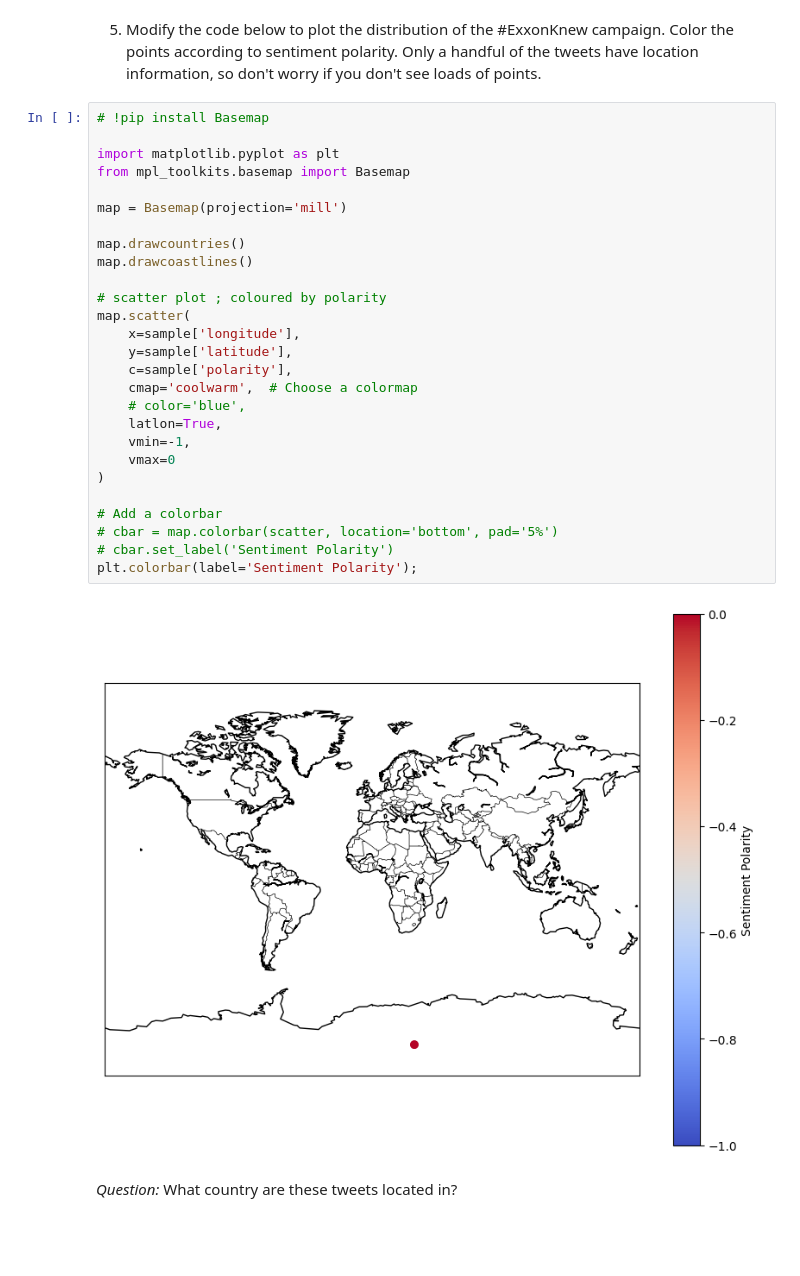
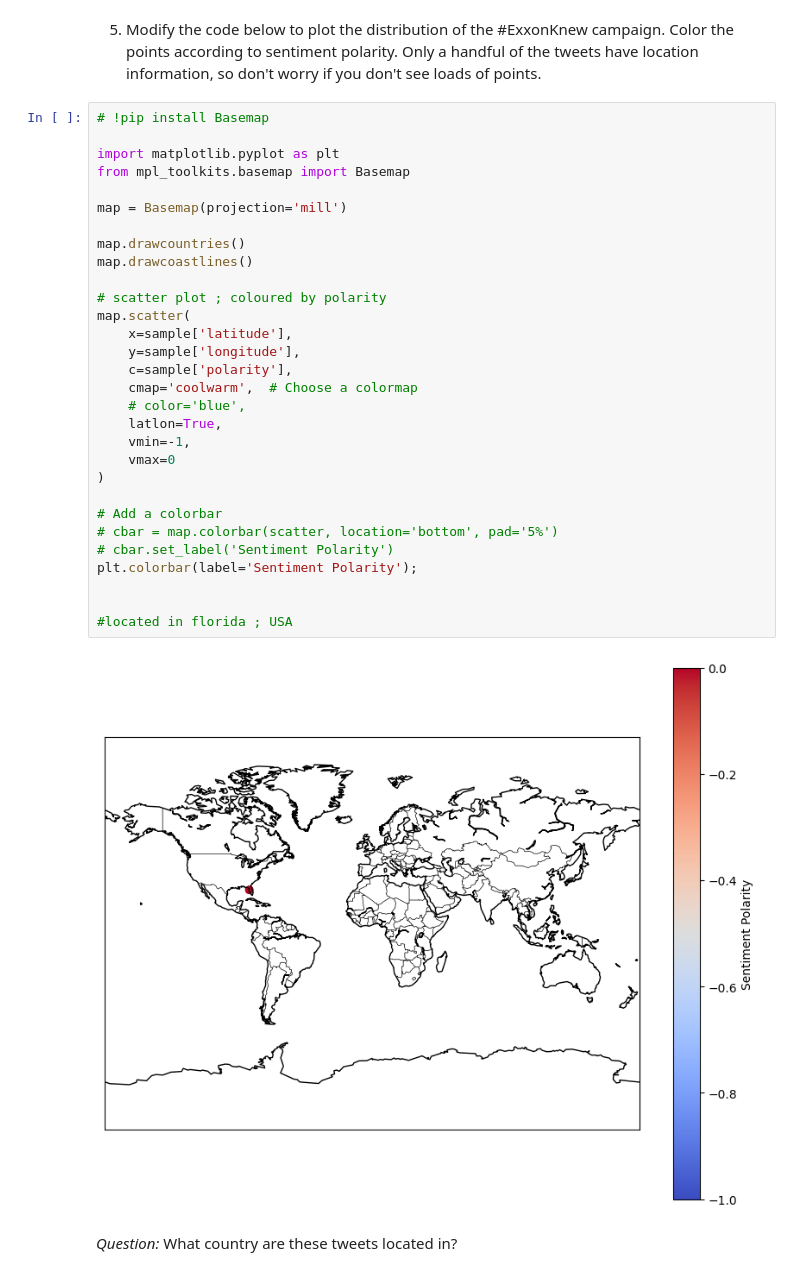
Before and after one commit to gr8imajoke/QM2, a Jupyter notebook: notebooks/W04. Natural Language Processing.ipynb, the cells around one changed output. Saved outputs shown, nothing was run; the diff lists cells and outputs as text; blank space fills up the shorter version.

```diff
--- a/notebooks/W04. Natural Language Processing.ipynb
+++ b/notebooks/W04. Natural Language Processing.ipynb
@@ -703,31 +705,34 @@ See the caveats in the documentation: https://pandas.pydata.org/pandas-docs/stab
 # %%
 # !pip install Basemap
 
 import matplotlib.pyplot as plt
 from mpl_toolkits.basemap import Basemap
 
 map = Basemap(projection='mill')
 
 map.drawcountries()
 map.drawcoastlines()
 
 # scatter plot ; coloured by polarity
 map.scatter(
-    x=sample['longitude'],
-    y=sample['latitude'],
+    x=sample['latitude'],
+    y=sample['longitude'],
     c=sample['polarity'],
     cmap='coolwarm',  # Choose a colormap
     # color='blue',
     latlon=True,
     vmin=-1,
     vmax=0
 )
 
 # Add a colorbar
 # cbar = map.colorbar(scatter, location='bottom', pad='5%')
 # cbar.set_label('Sentiment Polarity')
 plt.colorbar(label='Sentiment Polarity');
+
+
+#located in florida ; USA
 # %% [output]
-[figure, old version]
+[figure, new version]
 # %% [markdown]
 *Question:* What country are these tweets located in?
```
Also changed, not shown: parts of 5 cells of this notebook.
